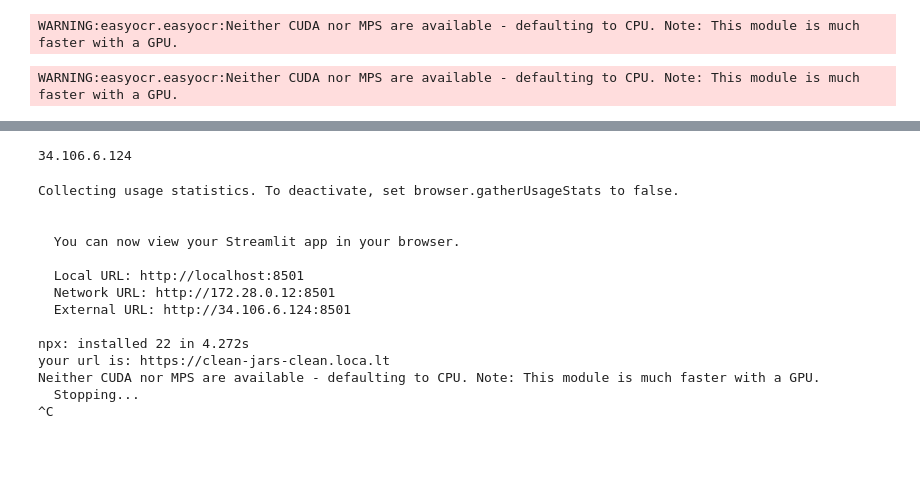
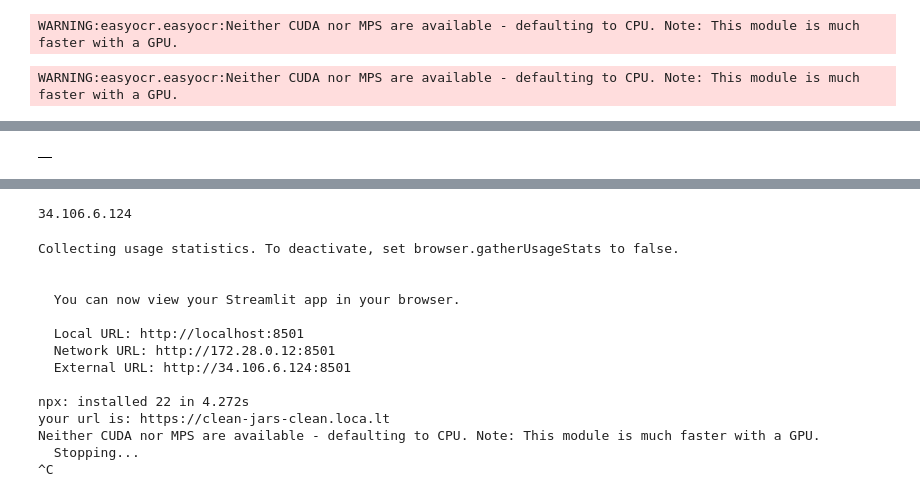
Before and after one commit to virenemmanuel/BizCardX-Extracting-Business-Card-Data-with-OCR, a Jupyter notebook: BizCardX.ipynb, the cells around one changed output, grey strips where cells are left out. Drawn from its saved outputs; the diff is of its cells as text; code cells hidden in the pictures; blank space fills up the shorter version.

```diff
--- a/BizCardX.ipynb
+++ b/BizCardX.ipynb
@@ -241,0 +245,12 @@ datas
+# %%
+#select query
+select_query = "select * from BizcardX_Details"
+
+cursor.execute(select_query)
+table = cursor.fetchall()
+mydb.commit()
+
+table_df = pd.DataFrame(table)
+table_df
+# %% [output]
+|  |
```
Also changed, not shown: parts of 16 cells of this notebook.
